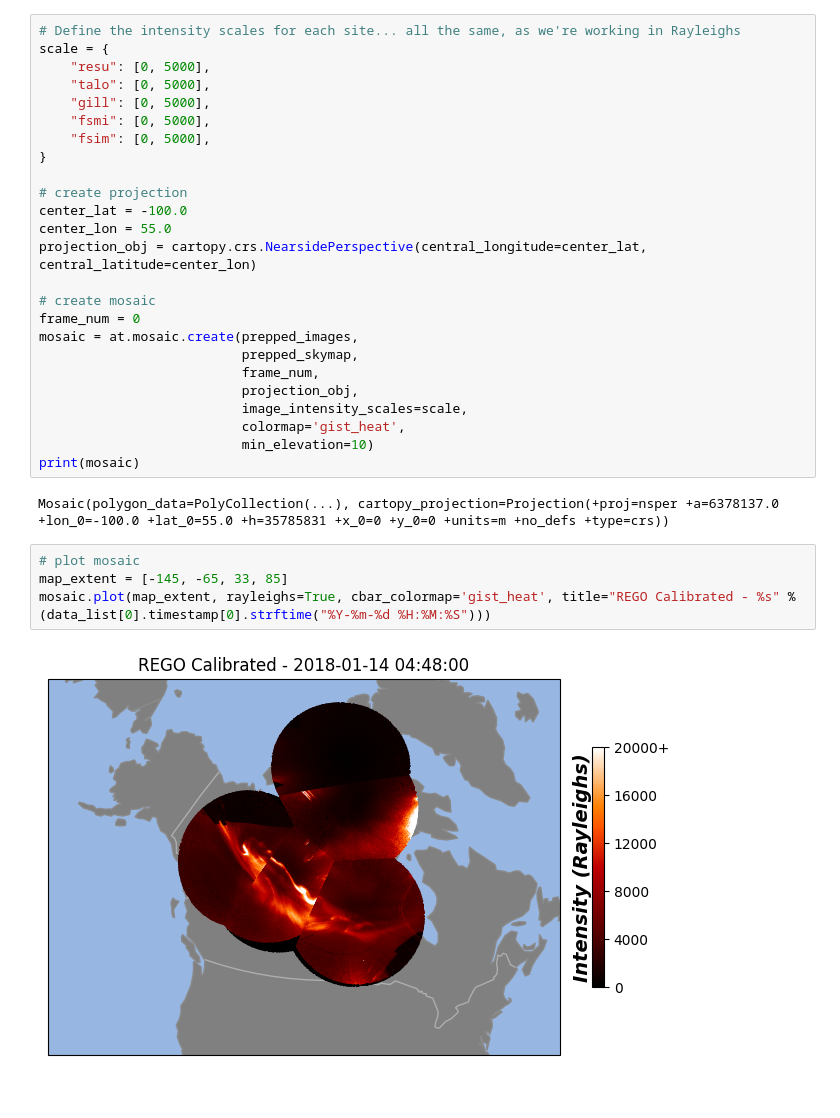
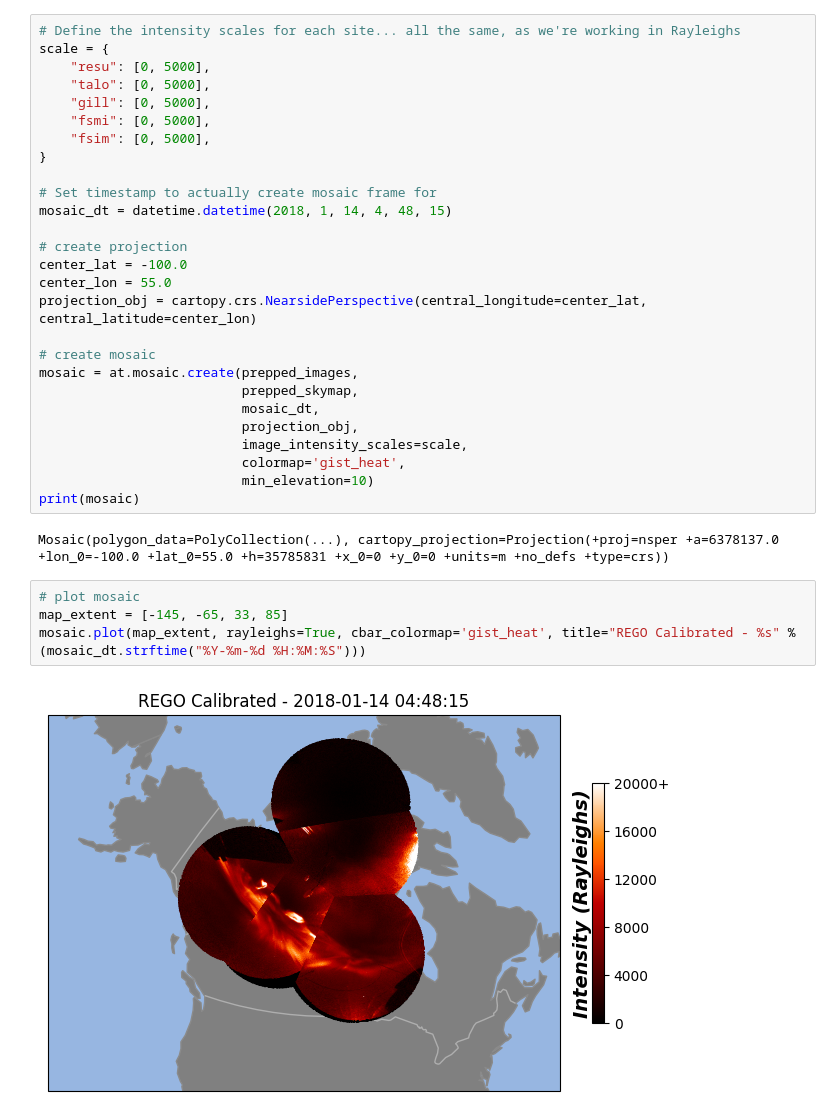
Before and after one commit to aurorax-space/pyaurorax, a Jupyter notebook: examples/notebooks/tools/create_mosaic_rego_rayleighs.ipynb, the cells around one changed output. Cells and saved outputs as stored; diff of their text form.

Commit message:
change mosaic_create to take timestamp

```diff
--- a/examples/notebooks/tools/create_mosaic_rego_rayleighs.ipynb
+++ b/examples/notebooks/tools/create_mosaic_rego_rayleighs.ipynb
@@ -229,16 +241,18 @@ scale = {
     "fsim": [0, 5000],
 }
 
+# Set timestamp to actually create mosaic frame for
+mosaic_dt = datetime.datetime(2018, 1, 14, 4, 48, 15)
+
 # create projection
 center_lat = -100.0
 center_lon = 55.0
 projection_obj = cartopy.crs.NearsidePerspective(central_longitude=center_lat, central_latitude=center_lon)
 
 # create mosaic
-frame_num = 0
 mosaic = at.mosaic.create(prepped_images,
                           prepped_skymap,
-                          frame_num,
+                          mosaic_dt,
                           projection_obj,
                           image_intensity_scales=scale,
                           colormap='gist_heat',
@@ -249,6 +263,6 @@ Mosaic(polygon_data=PolyCollection(...), cartopy_projection=Projection(+proj=nsp
 # %%
 # plot mosaic
 map_extent = [-145, -65, 33, 85]
-mosaic.plot(map_extent, rayleighs=True, cbar_colormap='gist_heat', title="REGO Calibrated - %s" % (data_list[0].timestamp[0].strftime("%Y-%m-%d %H:%M:%S")))
+mosaic.plot(map_extent, rayleighs=True, cbar_colormap='gist_heat', title="REGO Calibrated - %s" % (mosaic_dt.strftime("%Y-%m-%d %H:%M:%S")))
 # %% [output]
-[figure, old version]
+[figure, new version]
```
Also changed, not shown: parts of 3 cells of this notebook, 5 other files.
